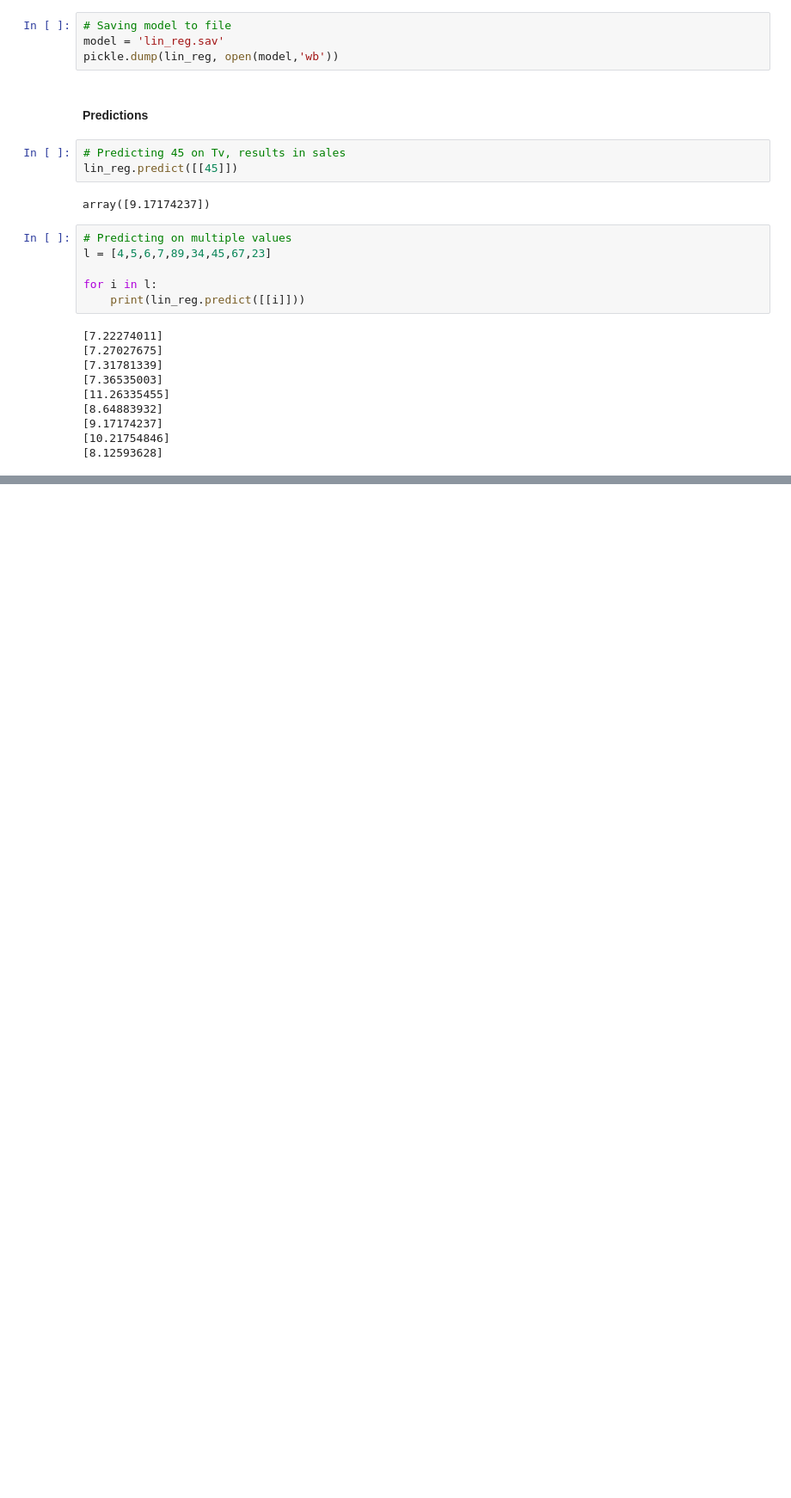
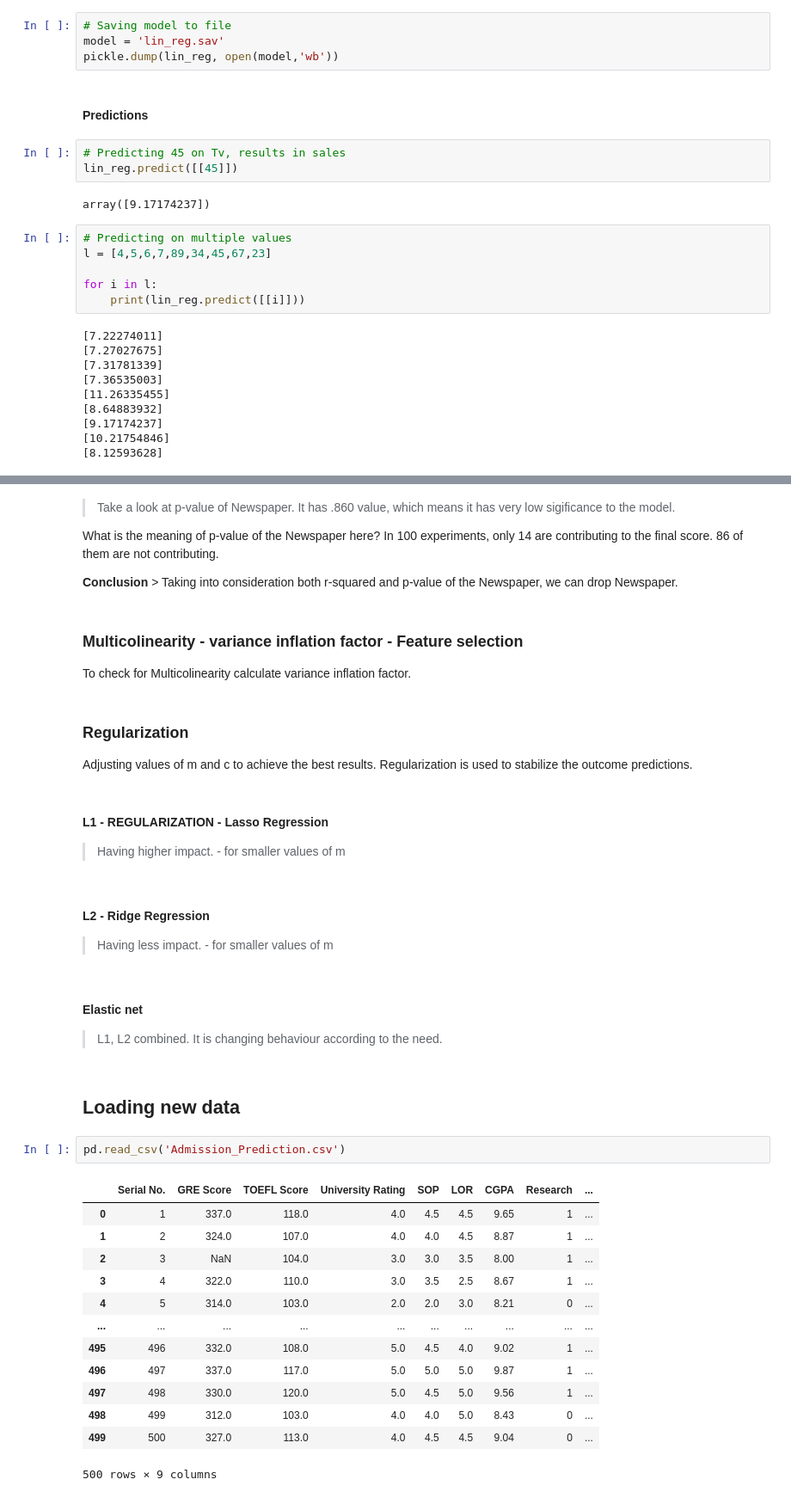
Before and after one commit to dataqueenpend/INueron_Lectures, a Jupyter notebook: ML Algorithms Lectures/Linear regression.ipynb, the cells around one changed output, grey strips where cells are left out. Shown at 86% size. Cells and saved outputs as stored; diff of their text form; blank space fills up the shorter version.

```diff
--- a/ML Algorithms Lectures/Linear regression.ipynb
+++ b/ML Algorithms Lectures/Linear regression.ipynb
@@ -154,0 +320,43 @@ for i in l:
+# %% [markdown]
+> Take a look at p-value of Newspaper. It has .860 value, which means it has very low sigificance to the model.
+
+What is the meaning of p-value of the Newspaper here? In 100 experiments, only 14 are contributing to the final score. 86 of them are not contributing.
+
+**Conclusion**
+    > Taking into consideration both r-squared and p-value of the Newspaper, we can drop Newspaper.
+# %% [markdown]
+### Multicolinearity - variance inflation factor - Feature selection
+
+To check for Multicolinearity calculate variance inflation factor.
+# %% [markdown]
+### Regularization
+
+Adjusting values of m and c to achieve the best results.
+Regularization is used to stabilize the outcome predictions.
+# %% [markdown]
+#### L1 - REGULARIZATION - Lasso Regression
+> Having higher impact. - for smaller values of m
+# %% [markdown]
+#### L2 - Ridge Regression
+> Having less impact. - for smaller values of m
+# %% [markdown]
+#### Elastic net
+> L1, L2 combined. It is changing behaviour according to the need.
+# %% [markdown]
+## Loading new data
+# %%
+pd.read_csv('Admission_Prediction.csv')
+# %% [output]
+|  | Serial No. | GRE Score | TOEFL Score | University Rating | SOP | LOR | CGPA | Research | ... |
+| 0 | 1 | 337.0 | 118.0 | 4.0 | 4.5 | 4.5 | 9.65 | 1 | ... |
+| 1 | 2 | 324.0 | 107.0 | 4.0 | 4.0 | 4.5 | 8.87 | 1 | ... |
+| 2 | 3 | NaN | 104.0 | 3.0 | 3.0 | 3.5 | 8.00 | 1 | ... |
+| 3 | 4 | 322.0 | 110.0 | 3.0 | 3.5 | 2.5 | 8.67 | 1 | ... |
+| 4 | 5 | 314.0 | 103.0 | 2.0 | 2.0 | 3.0 | 8.21 | 0 | ... |
+| ... | ... | ... | ... | ... | ... | ... | ... | ... | ... |
+| 495 | 496 | 332.0 | 108.0 | 5.0 | 4.5 | 4.0 | 9.02 | 1 | ... |
+| 496 | 497 | 337.0 | 117.0 | 5.0 | 5.0 | 5.0 | 9.87 | 1 | ... |
+| 497 | 498 | 330.0 | 120.0 | 5.0 | 4.5 | 5.0 | 9.56 | 1 | ... |
+| 498 | 499 | 312.0 | 103.0 | 4.0 | 4.0 | 5.0 | 8.43 | 0 | ... |
+| 499 | 500 | 327.0 | 113.0 | 4.0 | 4.5 | 4.5 | 9.04 | 0 | ... |
+500 rows × 9 columns
```
Also changed, not shown: parts of 29 cells of this notebook, 1 other file.
